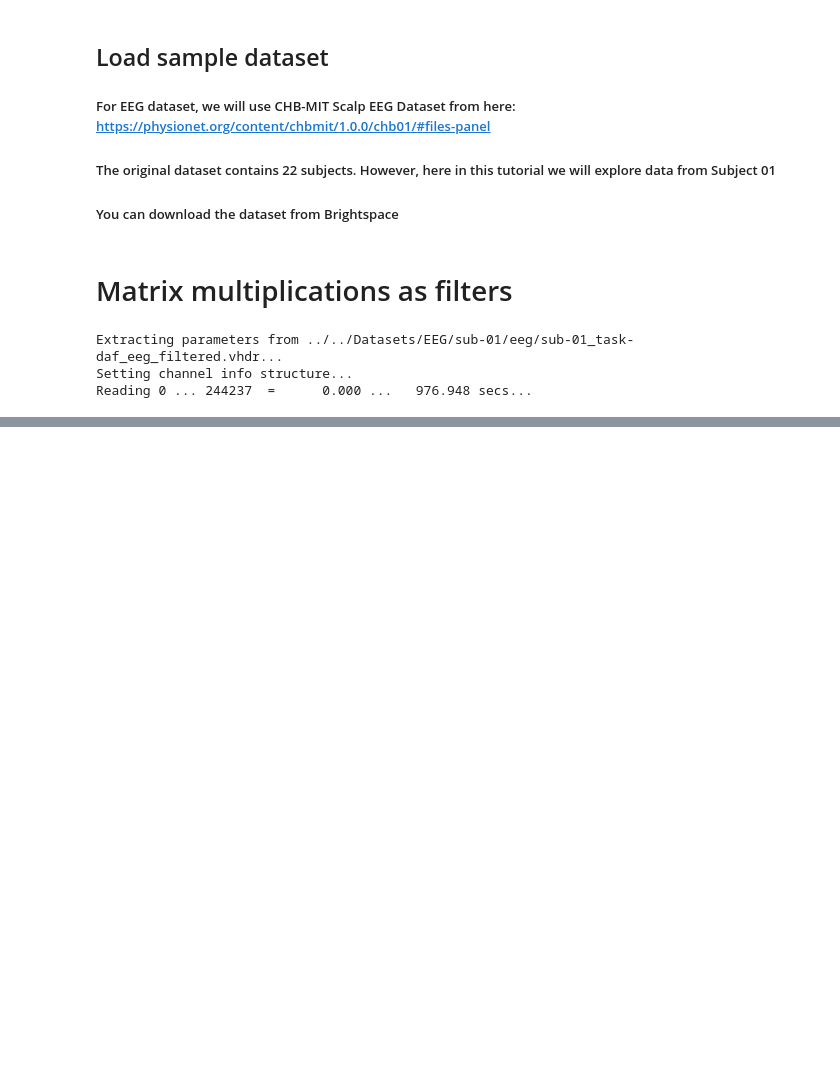
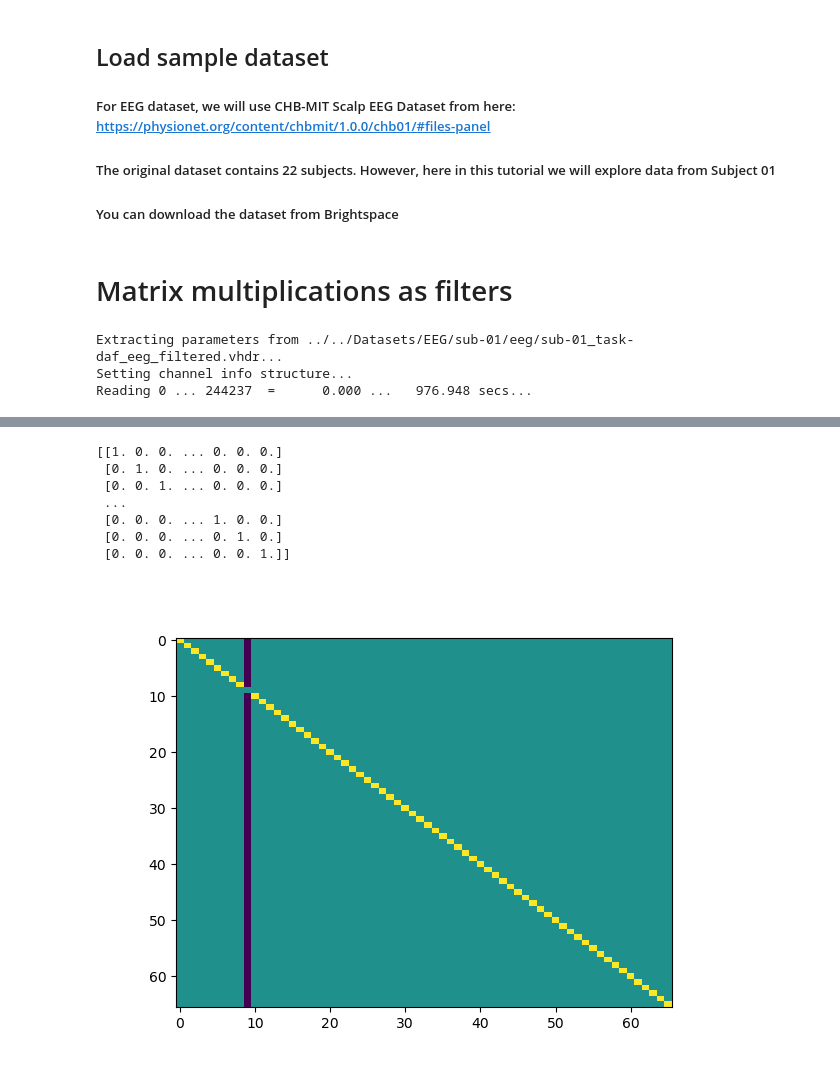
Before and after one commit to mindemory/EEG_MEG_Methods, a Jupyter notebook: MNEPython/Tutorial2_AnswerKey.ipynb, the cells around one changed output, grey strips where cells are left out. Drawn from its saved outputs; the diff is of its cells as text; code cells hidden in the pictures; blank space fills up the shorter version.

```diff
--- a/MNEPython/Tutorial2_AnswerKey.ipynb
+++ b/MNEPython/Tutorial2_AnswerKey.ipynb
@@ -170 +186,24 @@ plt.show()
+# %%
+# Re-referencing data to a single channel using matrix multiplication
+# Let's use channel 10 as the reference channel
+
+ref_channel = 9
+ReferenceMultiplier = np.eye(n_channels)
+ReferenceMultiplier[:, ref_channel] = -1
+ReferenceMultiplier[ref_channel, :] = 0
+print(ReferenceMultiplier)
+data_single_ref = (ReferenceMultiplier @ data)
+
+plt.figure()
+plt.imshow(ReferenceMultiplier, aspect='auto')
+plt.show()
+# %% [output]
+[[1. 0. 0. ... 0. 0. 0.]
+ [0. 1. 0. ... 0. 0. 0.]
+ [0. 0. 1. ... 0. 0. 0.]
+ ...
+ [0. 0. 0. ... 1. 0. 0.]
+ [0. 0. 0. ... 0. 1. 0.]
+ [0. 0. 0. ... 0. 0. 1.]]
+[figure, added]
 # %%
```
Also changed, not shown: parts of 17 cells of this notebook, 2 other files.
